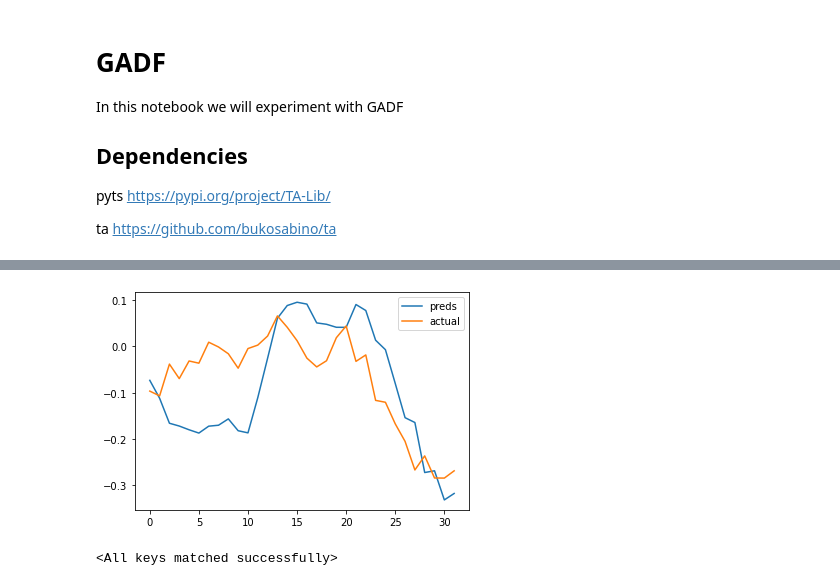
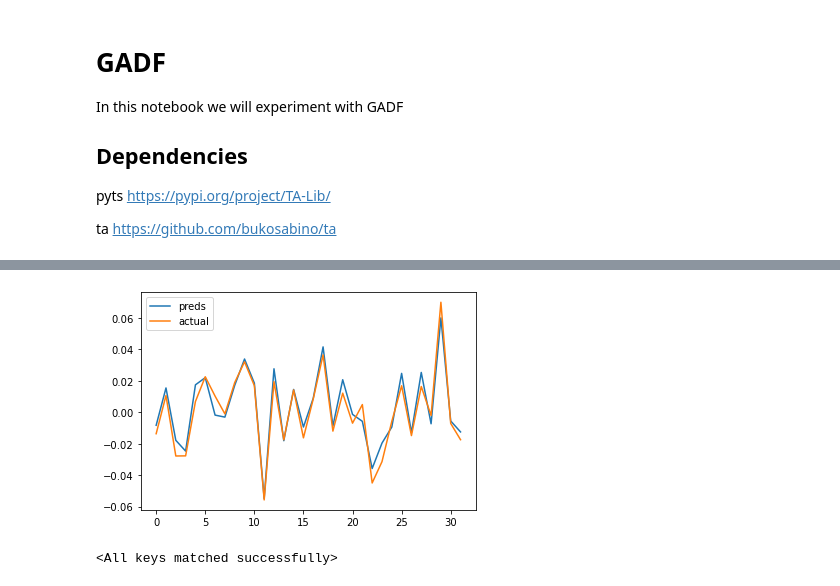
Before and after one commit to dmbernaal/heisenberg, a Jupyter notebook: 02_gadf.ipynb, the cells around one changed output, grey strips where cells are left out. Cells and saved outputs as stored; diff of their text form; code cells hidden in the pictures.

```diff
--- a/02_gadf.ipynb
+++ b/02_gadf.ipynb
@@ -149,8 +191,10 @@ class Dls:
     train: DataLoader
     valid: DataLoader
 # %%
-train_ds = CNNDataset(train_windows)
-valid_ds = CNNDataset(test_windows)
+conv3d = False
+
+train_ds = CNNDataset(train_windows, conv3d=conv3d)
+valid_ds = CNNDataset(test_windows, conv3d=conv3d)
 # %%
 # create our dataloaders
 dls = Dls(
@@ -165,5 +209,6 @@ xb.shape, yb.shape
 # %%
 def_device = "mps" if torch.backends.mps.is_available() else 'cuda' if torch.cuda.is_available() else 'cpu'
+def_device = 'cpu' if conv3d else def_device
 
 def to_device(data, device=def_device):
     """Move tensor(s) to chosen device"""
@@ -233,0 +361,3 @@ simple_cnn = nn.Sequential(
+# %%
+# create a simple 2d cnn
+simple_cnn = SimpleCNN2D(xb.shape)
@@ -259,3 +391,3 @@ torch.save(simple_cnn.state_dict(), "simple_cnn_tsla_3.pth")
 # %%
-# load our model
-simple_cnn.load_state_dict(torch.load("simple_cnn_tsla.pth"))
+# # load our model
+# simple_cnn.load_state_dict(torch.load("simple_cnn_tsla.pth"))
@@ -287,9 +417,9 @@ predict_plot(xb, yb, simple_cnn)
 # %%
 # plot predictions
-xb, yb = next(iter(dls.valid))
+xb, yb = next(iter(dls.train))
 predict_plot(xb, yb, simple_cnn)
 # %% [output]
-[figure, old version]
+[figure, new version]
 # %%
 from functools import partial
 # %%
```
Also changed, not shown: parts of 25 cells of this notebook, 2 other files.
